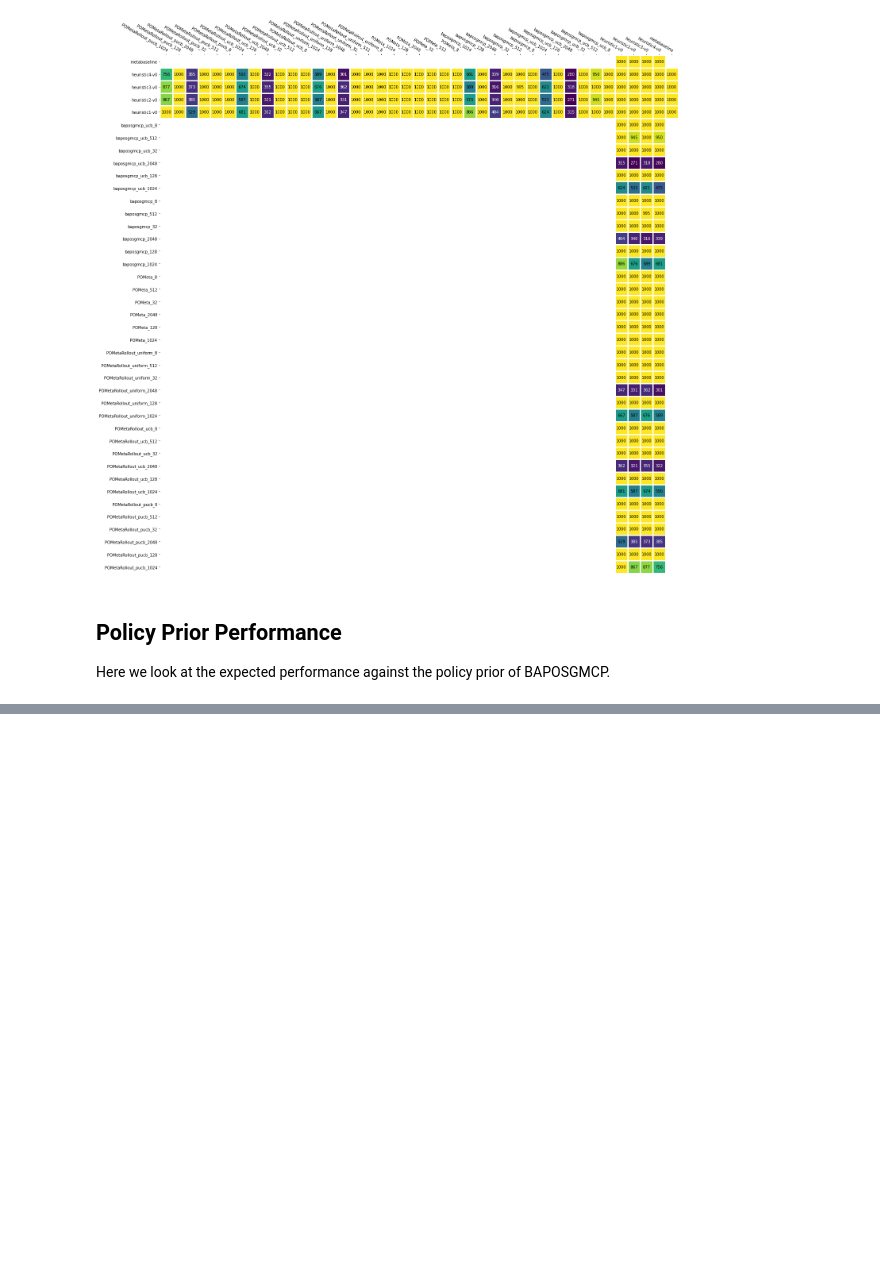
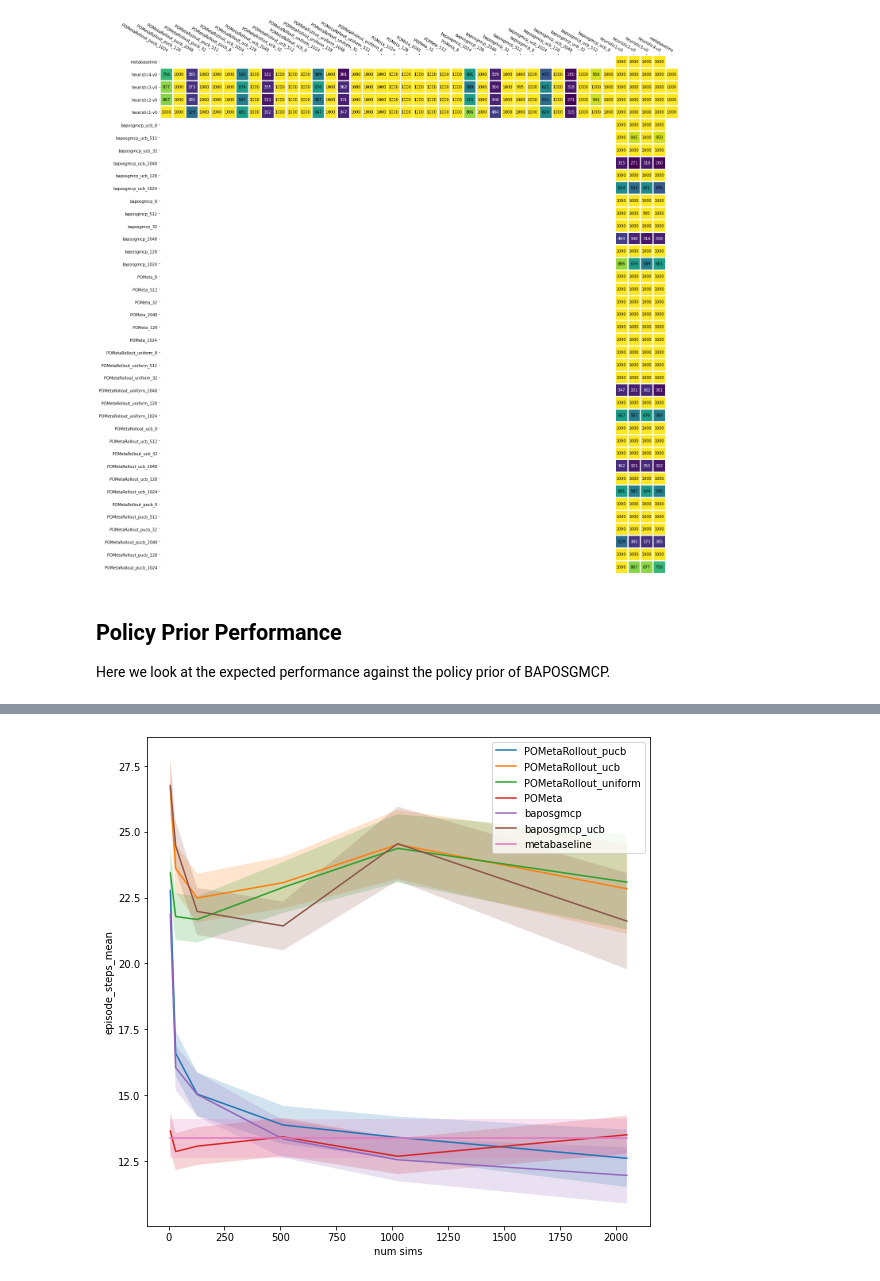
Before and after one commit to Jjschwartz/potmmcp, a Jupyter notebook: experiments/lbf/LBF5x5-n2-f3-static-v2/heuristic_analysis.ipynb, the cells around one changed output, grey strips where cells are left out. Cells and saved outputs as stored; diff of their text form; code cells hidden in the pictures; blank space fills up the shorter version.

```diff
--- a/experiments/lbf/LBF5x5-n2-f3-static-v2/heuristic_analysis.ipynb
+++ b/experiments/lbf/LBF5x5-n2-f3-static-v2/heuristic_analysis.ipynb
@@ -427,0 +381,12 @@ get_and_plot_expected_values_by_num_sims(
+# %%
+get_and_plot_expected_values_by_num_sims(
+    combined_df,
+    y_key="episode_steps_mean",
+    y_err_key="episode_steps_CI",
+    policy_key="policy_id",
+    policy_prior=policy_prior,
+    policies_with_sims=policies_with_sims,
+    policies_without_sims=policies_without_sims
+)
+# %% [output]
+[figure, added]
```
Also changed, not shown: parts of 25 cells of this notebook, 4 other files.
